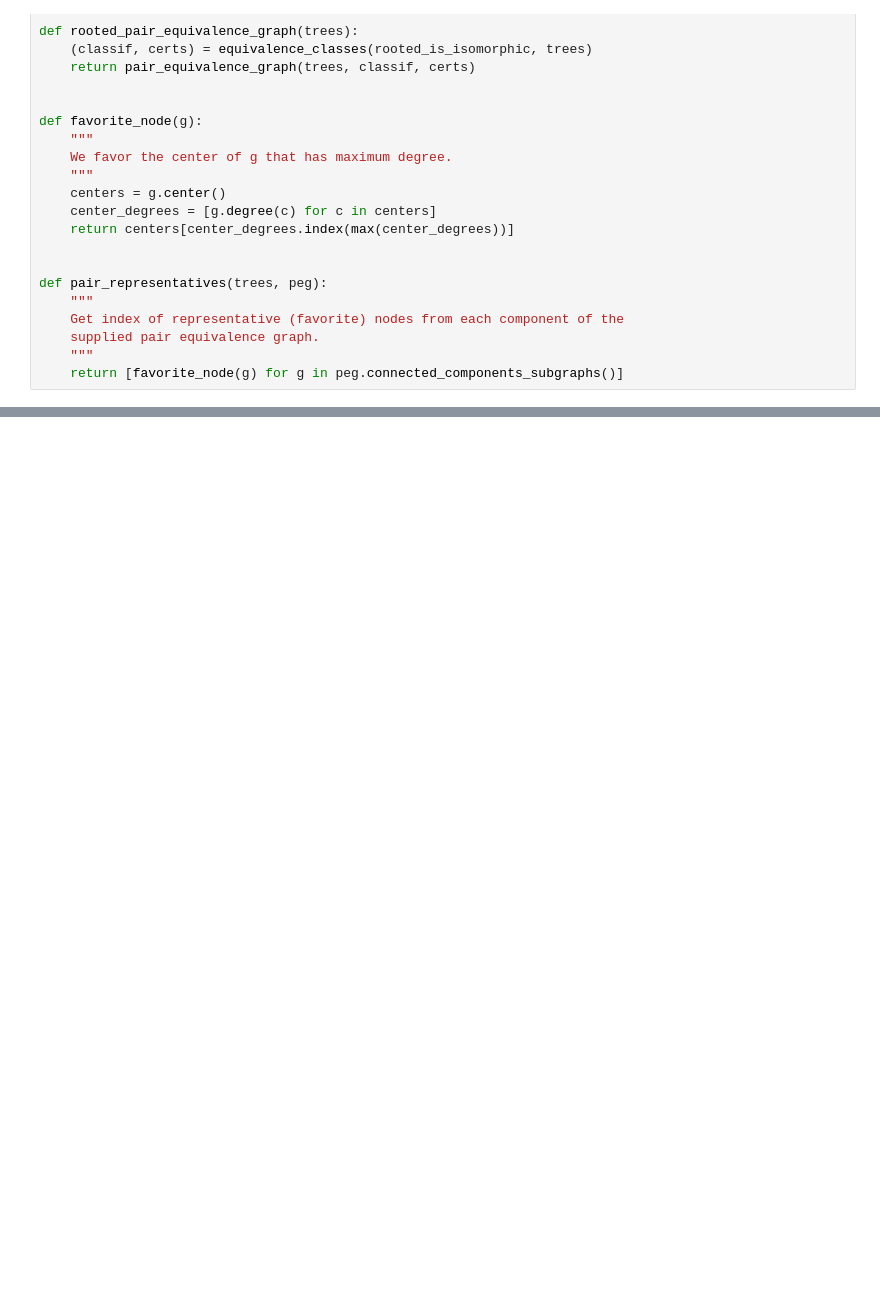
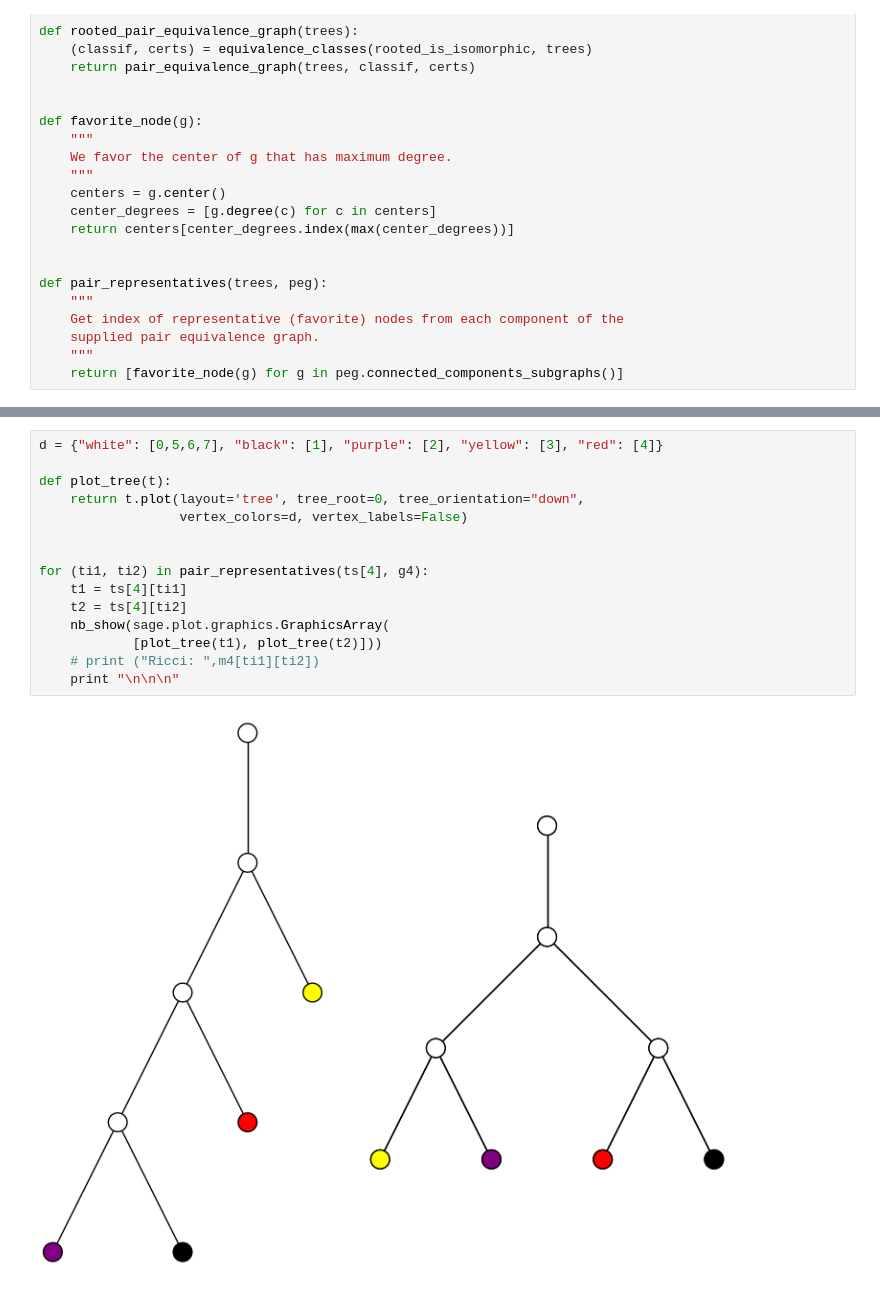
Before and after one commit to matsengrp/tangle, a Jupyter notebook: old/pair-equivalence-graph.ipynb, the cells around one changed output, grey strips where cells are left out. Cells and saved outputs as stored; diff of their text form; blank space fills up the shorter version.

```diff
--- a/old/pair-equivalence-graph.ipynb
+++ b/old/pair-equivalence-graph.ipynb
@@ -145,3 +142,20 @@ demo(ts[4])
 (1,(3,(2,4)));
 (1,(2,(3,4)));
 (1,(4,(2,3)));
+# %%
+d = {"white": [0,5,6,7], "black": [1], "purple": [2], "yellow": [3], "red": [4]}
+
+def plot_tree(t):
+    return t.plot(layout='tree', tree_root=0, tree_orientation="down",
+                  vertex_colors=d, vertex_labels=False)
+
+
+for (ti1, ti2) in pair_representatives(ts[4], g4):
+    t1 = ts[4][ti1]
+    t2 = ts[4][ti2]
+    nb_show(sage.plot.graphics.GraphicsArray(
+            [plot_tree(t1), plot_tree(t2)]))
+    # print ("Ricci: ",m4[ti1][ti2])
+    print "\n\n\n"
+# %% [output]
+[figure, added]
```
Also changed, not shown: parts of 2 cells of this notebook.
